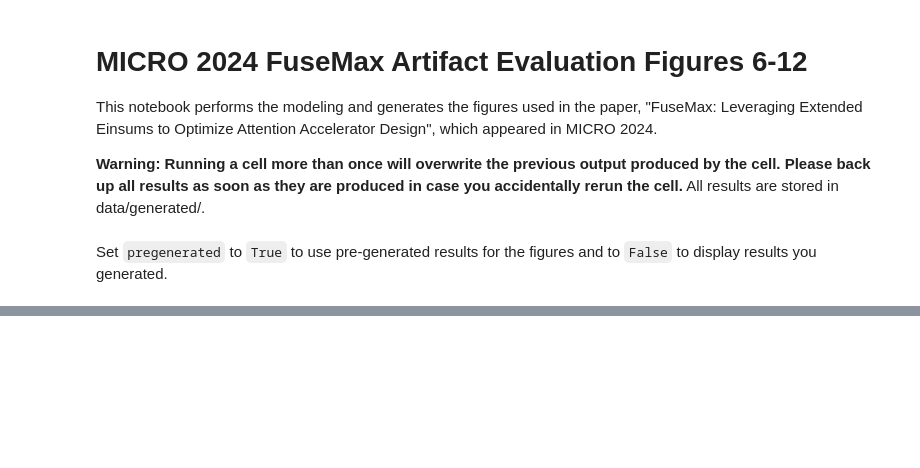
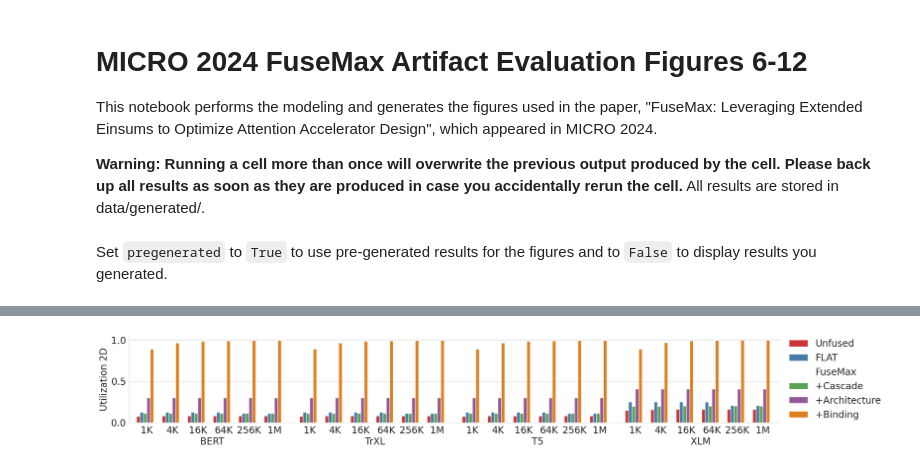
Before and after one commit to FPSG-UIUC/micro24-fusemax-artifact, a Jupyter notebook: notebooks/figs.ipynb, the cells around one changed output, grey strips where cells are left out. Saved outputs shown, nothing was run; the diff lists cells and outputs as text; code cells hidden in the pictures; blank space fills up the shorter version.

```diff
--- a/notebooks/figs.ipynb
+++ b/notebooks/figs.ipynb
@@ -33,4 +37,6 @@ graph.draw_bar_graph(graph.load_data("util_1d", pregenerated=pregenerated), "Uti
 # %%
-graph.draw_bar_graph(graph.load_data("util_2d"), "Utilization 2D", "fig6b")
+graph.draw_bar_graph(graph.load_data("util_2d", pregenerated=pregenerated), "Utilization 2D", "fig6b")
+# %% [output]
+[figure, added]
 # %%
 graph.draw_breakdown()
```
Also changed, not shown: parts of 9 cells of this notebook, 18 other files.
